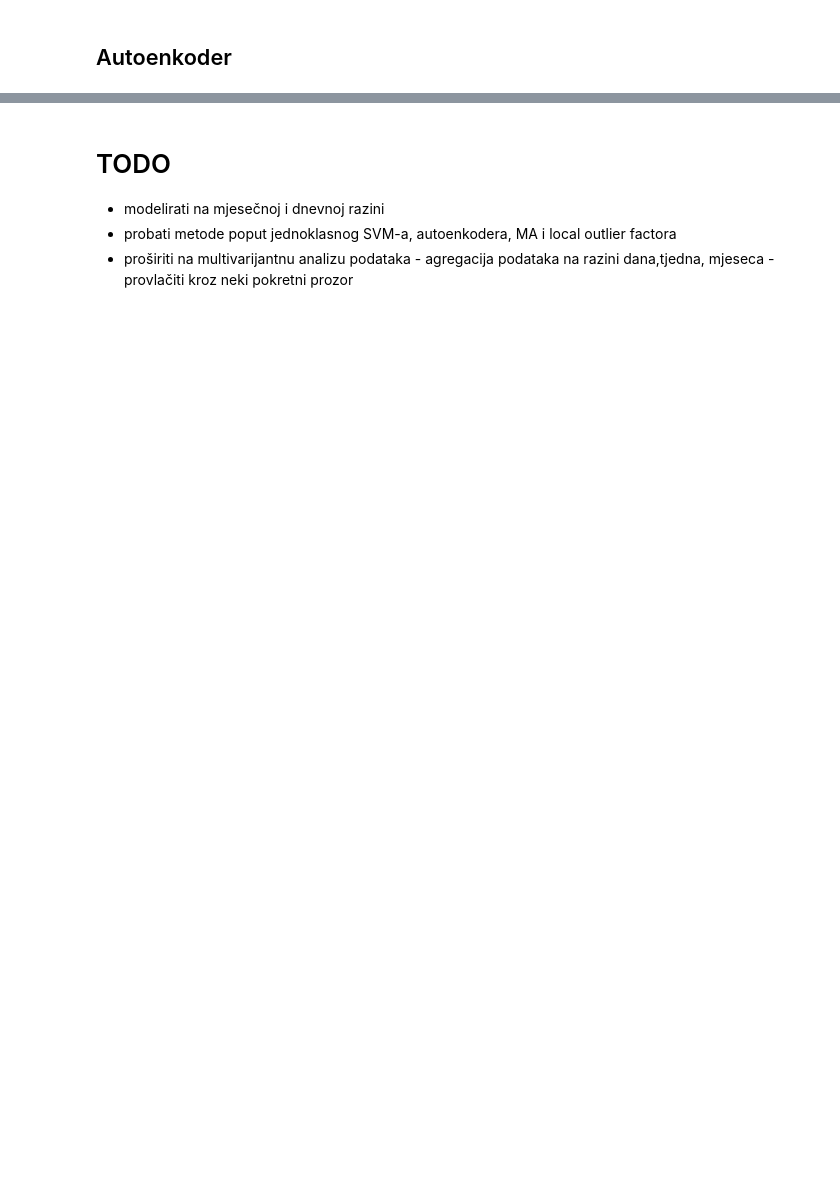
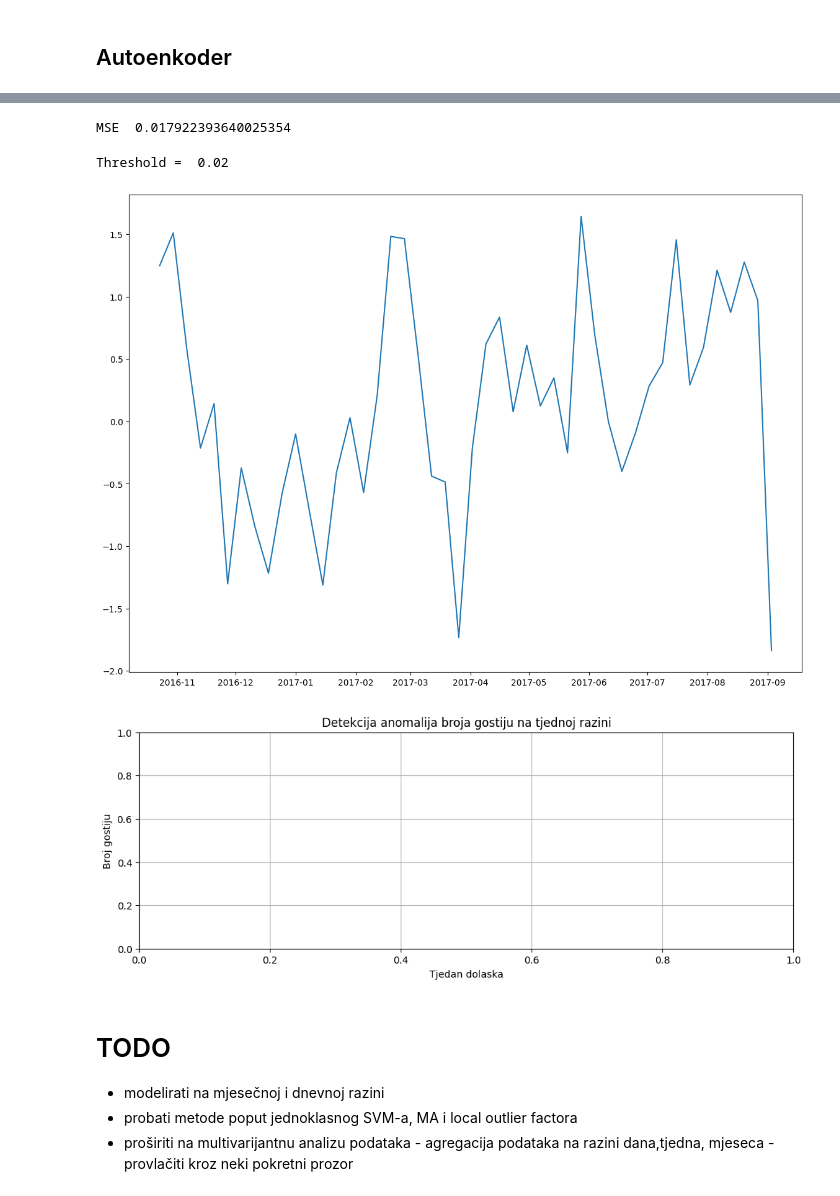
Before and after one commit to MarkoHaralovic/Prediction-of-Hotel-Occupancy, a Jupyter notebook: prediction-of-hotel-occupancy/notebooks/anomaly_detection_univariate_ts.ipynb, the cells around one changed output, grey strips where cells are left out. Cells and saved outputs as stored; diff of their text form; code cells hidden in the pictures; blank space fills up the shorter version.

Commit message:
Added LSTM autoencoders for anomaly detection, but no anomalies are found

```diff
--- a/prediction-of-hotel-occupancy/notebooks/anomaly_detection_univariate_ts.ipynb
+++ b/prediction-of-hotel-occupancy/notebooks/anomaly_detection_univariate_ts.ipynb
@@ -360,0 +386,3 @@ ModuleNotFoundError: No module named 'tensorflow'
+# %%
+INPUT_SHAPE = (train_data.shape[1], 1)
+model = build_model_v2(INPUT_SHAPE, EXT_LSTM_UNITS, INT_LSTM_UNITS)
@@ -360,0 +412,2 @@ ModuleNotFoundError: No module named 'tensorflow'
+# %%
+test_predictions = predict(model, test_data)
@@ -361,7 +416,21 @@ ModuleNotFoundError: No module named 'tensorflow'
+# %%
+mse = calculate_error(test_data['ukupno_gostiju'], test_predictions)
+print("MSE ", mse)
+# %% [output]
+MSE  0.017922393640025354
+# %%
+anomalies = detect_anomalies(mse)
+# %% [output]
+Threshold =  0.02
+# %%
+plot_results(test_data, anomalies)
+# %% [output]
+[figure, added]
+[figure, added]
 # %% [markdown]
 # TODO
 - modelirati na mjesečnoj i dnevnoj razini
-- probati metode poput jednoklasnog SVM-a, autoenkodera, MA i local outlier factora
+- probati metode poput jednoklasnog SVM-a, MA i local outlier factora
 - proširiti na multivarijantnu analizu podataka
       - agregacija podataka na razini dana,tjedna, mjeseca
       - provlačiti kroz neki pokretni prozor
```
Also changed, not shown: parts of 39 cells of this notebook.
